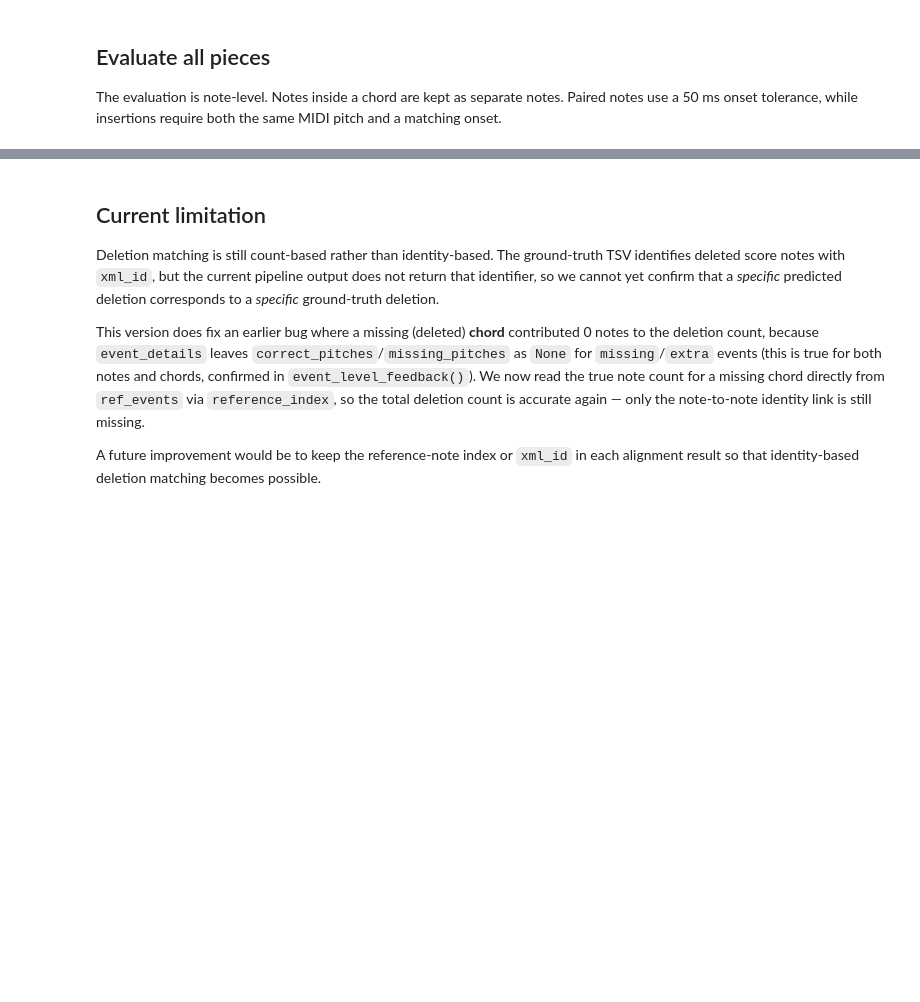
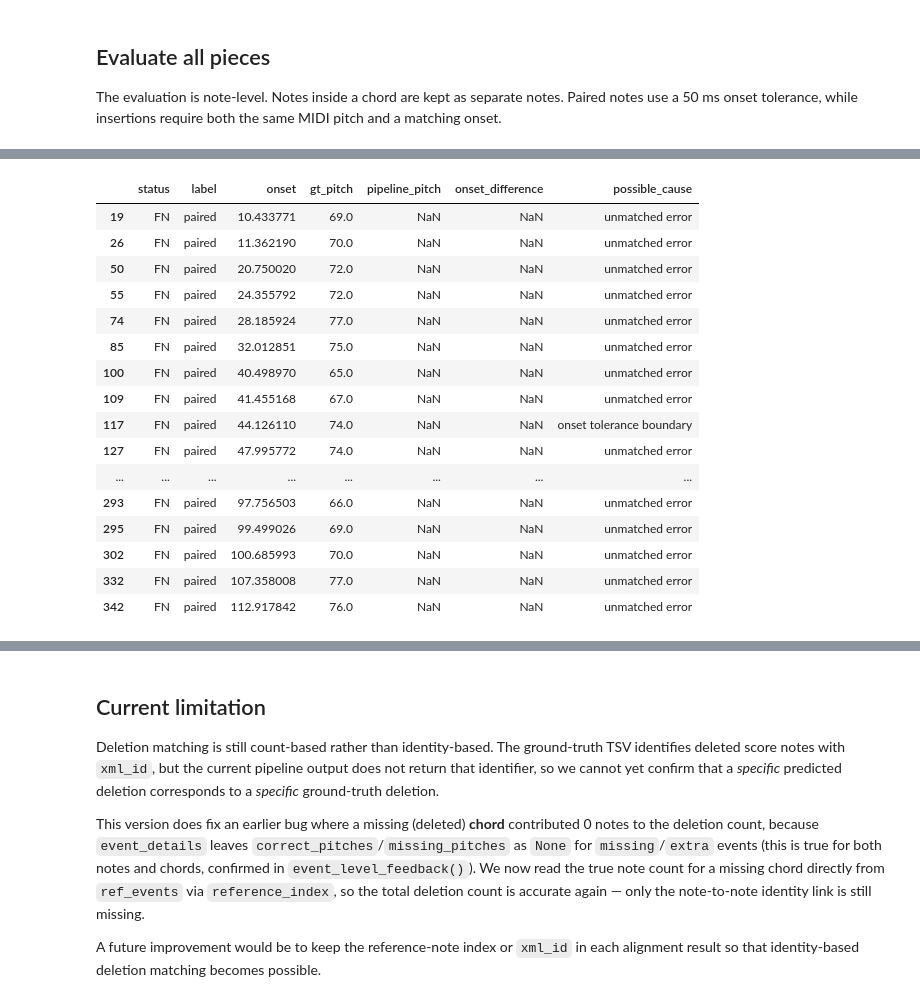
Before and after one commit to lambda-feedback/compareMusic, a Jupyter notebook: notebooks/Alignment_on_nASAPdataset.ipynb, the cells around one changed output, grey strips where cells are left out. Cells and saved outputs as stored; diff of their text form; code cells hidden in the pictures; blank space fills up the shorter version.

```diff
--- a/notebooks/Alignment_on_nASAPdataset.ipynb
+++ b/notebooks/Alignment_on_nASAPdataset.ipynb
@@ -536,0 +1251,72 @@ Mean F1       : 0.9691
+# %%
+errors = comparison_df[
+    comparison_df["status"] != "TP"
+].copy()
+
+error_categories = []
+
+for index, error in errors.iterrows():
+    category = "unmatched error"
+
+    if error["status"] == "FP":
+        opposite_status = "FN"
+    else:
+        opposite_status = "FP"
+
+    possible_matches = errors[
+        (errors["status"] == opposite_status)
+        & (errors["label"] == error["label"])
+    ]
+
+    # For insertion, pitch must also agree.
+    if error["label"] == "insertion":
+        if error["status"] == "FP":
+            pitch = error["pipeline_pitch"]
+            possible_matches = possible_matches[
+                possible_matches["gt_pitch"] == pitch
+            ]
+        else:
+            pitch = error["gt_pitch"]
+            possible_matches = possible_matches[
+                possible_matches["pipeline_pitch"] == pitch
+            ]
+
+    nearest_difference = None
+
+    for _, other_error in possible_matches.iterrows():
+        difference = abs(error["onset"] - other_error["onset"])
+
+        if nearest_difference is None or difference < nearest_difference:
+            nearest_difference = difference
+
+    if nearest_difference is not None:
+        if (
+            nearest_difference > ONSET_TOLERANCE
+            and nearest_difference <= 0.15
+        ):
+            category = "onset tolerance boundary"
+
+    error_categories.append(category)
+
+
+errors["possible_cause"] = error_categories
+
+display(errors.head(30))
+# %% [output]
+|  | status | label | onset | gt_pitch | pipeline_pitch | onset_difference | possible_cause |
+| 19 | FN | paired | 10.433771 | 69.0 | NaN | NaN | unmatched error |
+| 26 | FN | paired | 11.362190 | 70.0 | NaN | NaN | unmatched error |
+| 50 | FN | paired | 20.750020 | 72.0 | NaN | NaN | unmatched error |
+| 55 | FN | paired | 24.355792 | 72.0 | NaN | NaN | unmatched error |
+| 74 | FN | paired | 28.185924 | 77.0 | NaN | NaN | unmatched error |
+| 85 | FN | paired | 32.012851 | 75.0 | NaN | NaN | unmatched error |
+| 100 | FN | paired | 40.498970 | 65.0 | NaN | NaN | unmatched error |
+| 109 | FN | paired | 41.455168 | 67.0 | NaN | NaN | unmatched error |
+| 117 | FN | paired | 44.126110 | 74.0 | NaN | NaN | onset tolerance boundary |
+| 127 | FN | paired | 47.995772 | 74.0 | NaN | NaN | unmatched error |
+| ... | ... | ... | ... | ... | ... | ... | ... |
+| 293 | FN | paired | 97.756503 | 66.0 | NaN | NaN | unmatched error |
+| 295 | FN | paired | 99.499026 | 69.0 | NaN | NaN | unmatched error |
+| 302 | FN | paired | 100.685993 | 70.0 | NaN | NaN | unmatched error |
+| 332 | FN | paired | 107.358008 | 77.0 | NaN | NaN | unmatched error |
+| 342 | FN | paired | 112.917842 | 76.0 | NaN | NaN | unmatched error |
```
Also changed, not shown: parts of 18 cells of this notebook.
